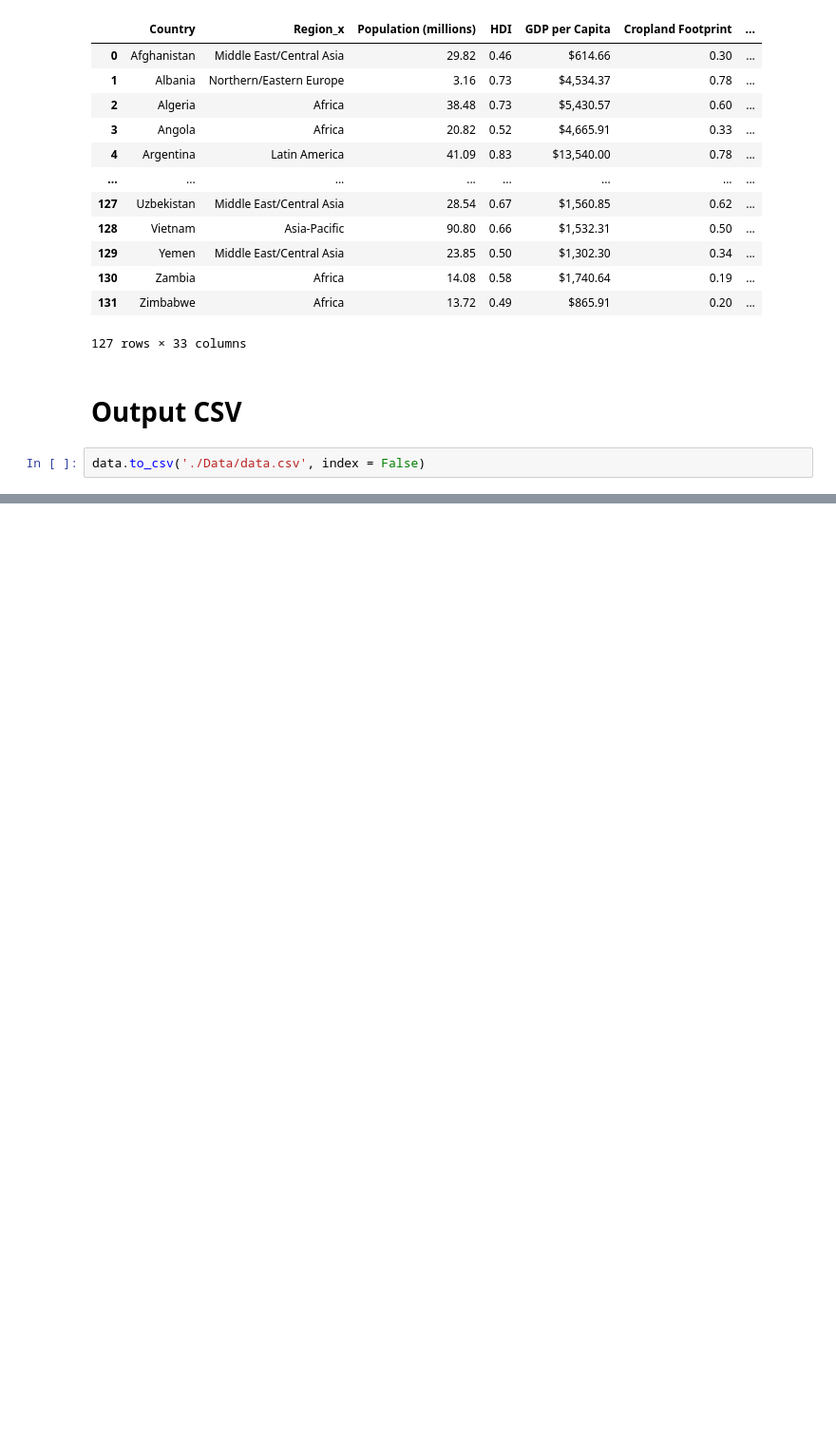
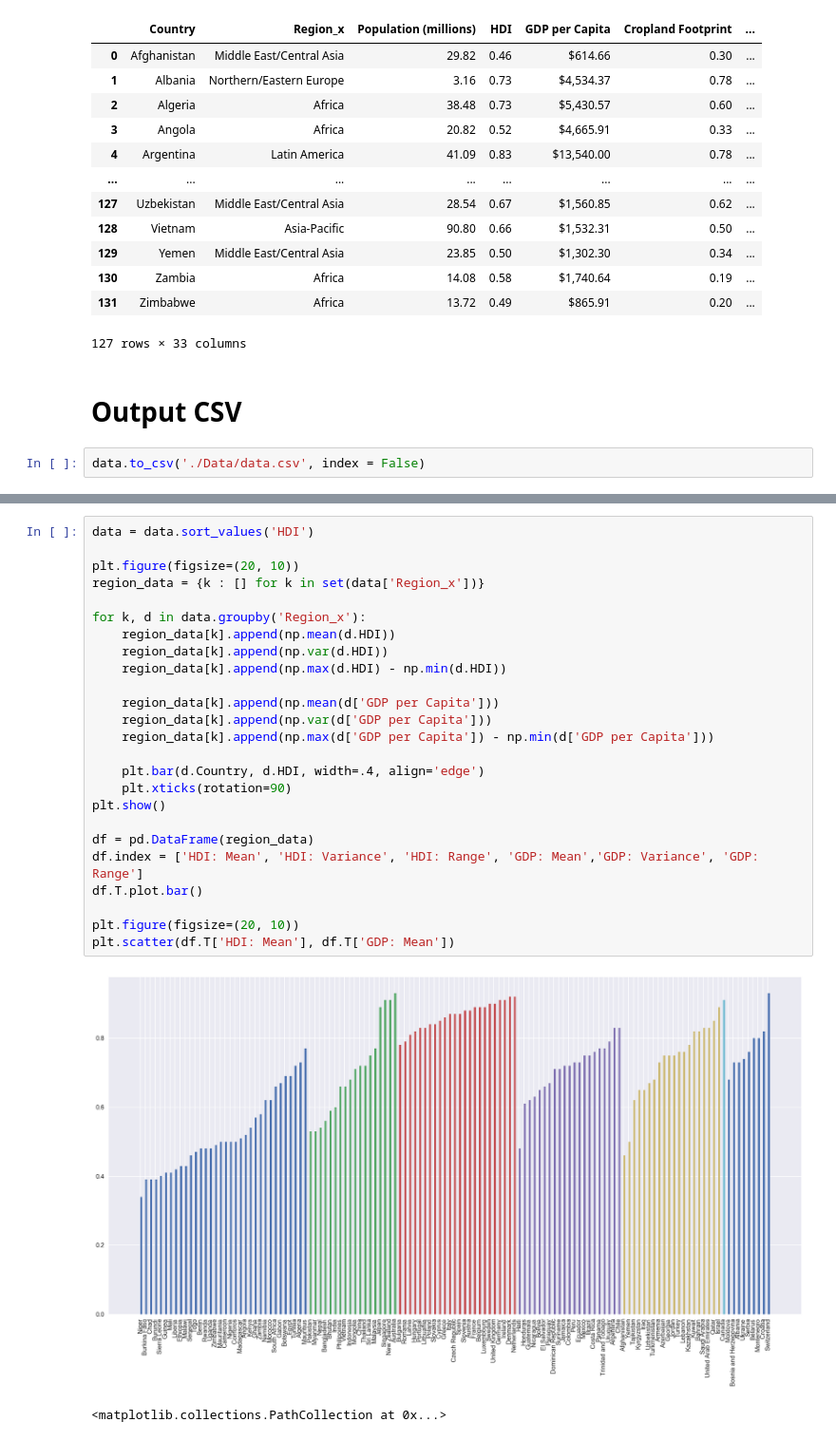
Before and after one commit to roumenguha/ECE143-Final-Project, a Jupyter notebook: Data cleanup.ipynb, the cells around one changed output, grey strips where cells are left out. Shown: that part at 95% size. Saved outputs shown, nothing was run; the diff lists cells and outputs as text; blank space fills up the shorter version.

```diff
--- a/Data cleanup.ipynb
+++ b/Data cleanup.ipynb
@@ -101,0 +155,28 @@ data.to_csv('./Data/data.csv', index = False)
+# %%
+data = data.sort_values('HDI')
+
+plt.figure(figsize=(20, 10))
+region_data = {k : [] for k in set(data['Region_x'])}
+
+for k, d in data.groupby('Region_x'):
+    region_data[k].append(np.mean(d.HDI))
+    region_data[k].append(np.var(d.HDI))
+    region_data[k].append(np.max(d.HDI) - np.min(d.HDI))
+
+    region_data[k].append(np.mean(d['GDP per Capita']))
+    region_data[k].append(np.var(d['GDP per Capita']))
+    region_data[k].append(np.max(d['GDP per Capita']) - np.min(d['GDP per Capita']))
+
+    plt.bar(d.Country, d.HDI, width=.4, align='edge')
+    plt.xticks(rotation=90)
+plt.show()
+
+df = pd.DataFrame(region_data)
+df.index = ['HDI: Mean', 'HDI: Variance', 'HDI: Range', 'GDP: Mean','GDP: Variance', 'GDP: Range']
+df.T.plot.bar()
+
+plt.figure(figsize=(20, 10))
+plt.scatter(df.T['HDI: Mean'], df.T['GDP: Mean'])
+# %% [output]
+[figure, added]
+<matplotlib.collections.PathCollection at 0x...>
```
Also changed, not shown: parts of 7 cells of this notebook, 1 other file.
